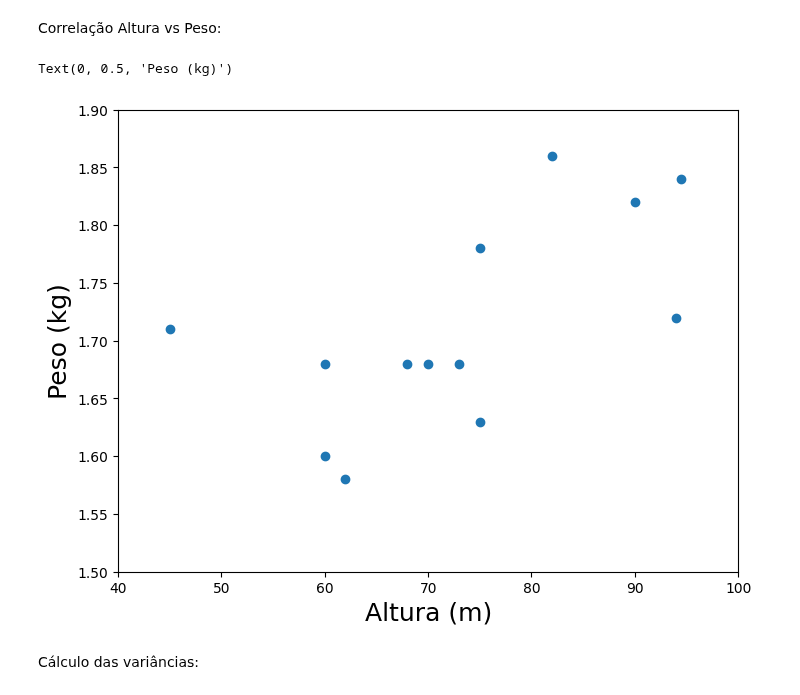
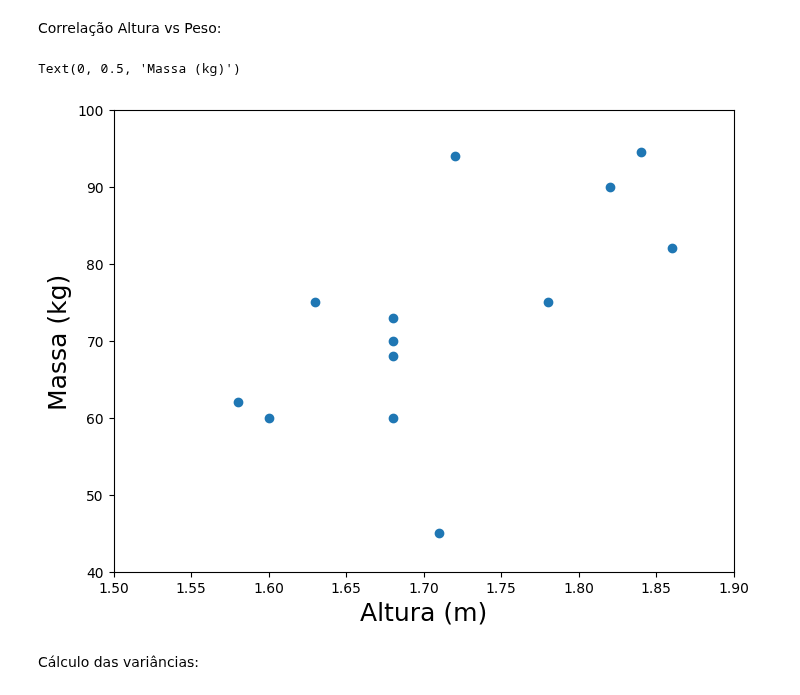
Before and after one commit to elizamelo/FisicaGeral, a Jupyter notebook: aula01_dados_da_turma2_2025_1.ipynb, the cells around one changed output. Saved outputs shown, nothing was run; the diff lists cells and outputs as text; code cells hidden in the pictures.

```diff
--- a/aula01_dados_da_turma2_2025_1.ipynb
+++ b/aula01_dados_da_turma2_2025_1.ipynb
@@ -345,14 +345,14 @@ Correlação Altura vs Peso:
 # %%
 fig = plt.figure( figsize=(8,6) )
 
-plt.plot( array_Peso.dropna(), array_Altura.dropna(), 'o' )
-plt.xlim( 40., 100. )
-plt.ylim( 1.50, 1.90 )
+plt.plot( array_Altura.dropna(), array_Peso.dropna(),'o' )
+plt.ylim( 40., 100. )
+plt.xlim( 1.50, 1.90 )
 plt.xlabel( "Altura (m)", fontsize=18 )
-plt.ylabel( "Peso (kg)", fontsize=18 )
+plt.ylabel( "Massa (kg)", fontsize=18 )
 # %% [output]
-Text(0, 0.5, 'Peso (kg)')
+Text(0, 0.5, 'Massa (kg)')
-[figure, old version]
+[figure, new version]
 # %% [markdown]
 Cálculo das variâncias:
 # %%
```
Also changed, not shown: parts of 1 cell of this notebook.
